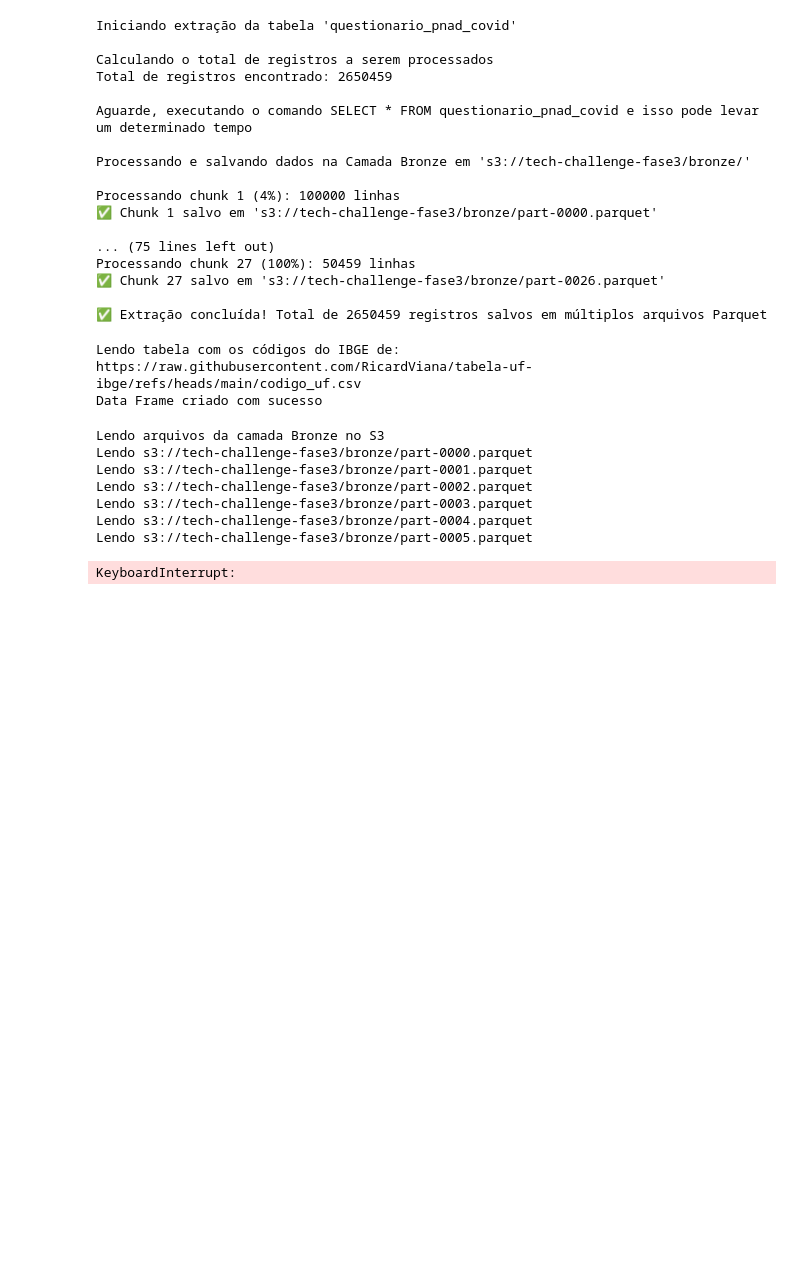
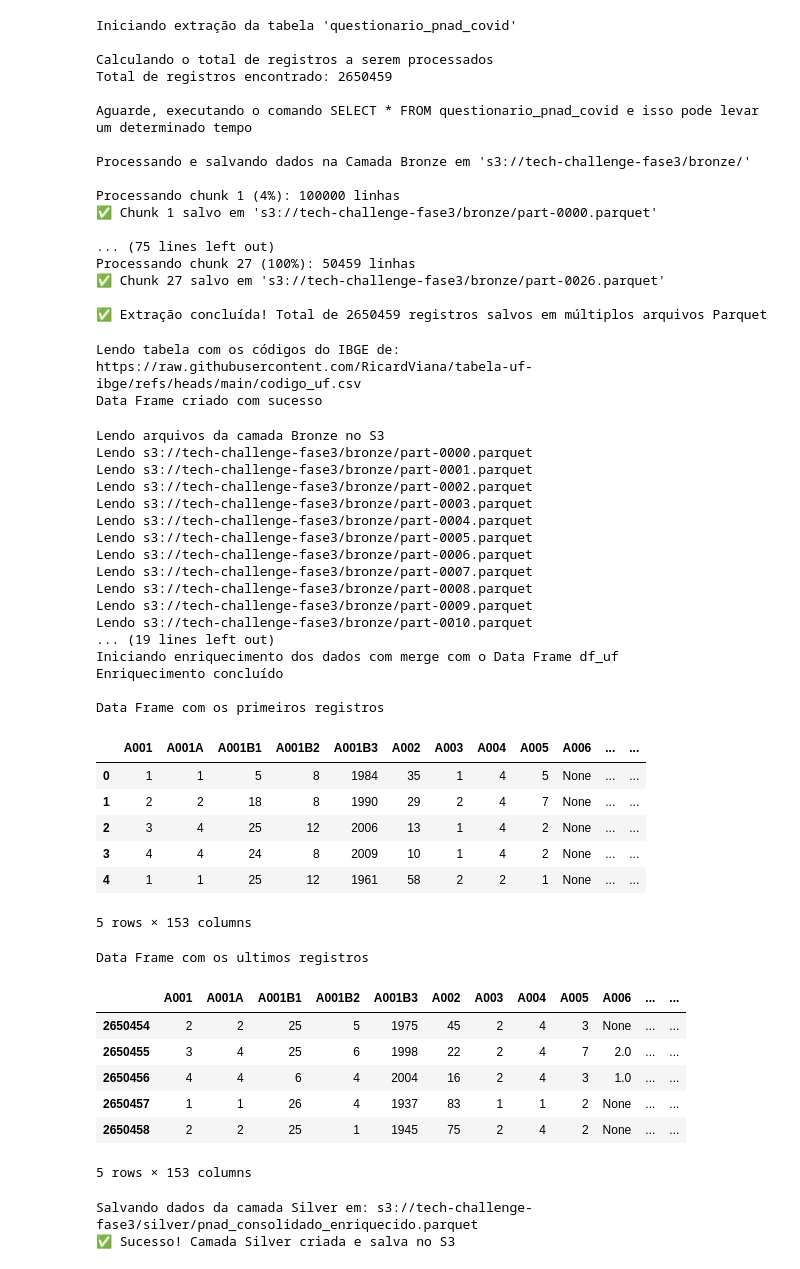
Before and after one commit to RicardViana/fiap-Big-Data, a Jupyter notebook: tech_challenge_fase_3.ipynb, the cells around one changed output. Saved outputs shown, nothing was run; the diff lists cells and outputs as text; code cells hidden in the pictures; blank space fills up the shorter version.

```diff
--- a/tech_challenge_fase_3.ipynb
+++ b/tech_challenge_fase_3.ipynb
@@ -634,50 +634,58 @@ df_uf["Código"] = df_uf["Código"].astype(str)
 
 # Relacionar os Data Frame
 print("\nIniciando enriquecimento dos dados com merge com o Data Frame df_uf")
 df_silver = pd.merge(
     df_consolidado,
     df_uf,
     how='left',
     left_on='UF',
     right_on='Código'
 )
 
 # Remover colunas não necessarias e ajustar o nome das colunas
 df_silver = df_silver.drop(columns=["Código"])
 df_silver = df_silver.rename(columns={"UF_x": "UF", "UF_y": "UF_Nome", "Região": "Regiao"})
 print("Enriquecimento concluído")
 
-colunas_para_tratar = ["A006A", "A006B"]
-
-# Iterar sobre cada coluna da lista
-for coluna in colunas_para_tratar:
-
-    # Passo 1: Converter a coluna para um tipo numérico (float).
-    # 'errors='coerce'' é muito útil: se ele encontrar um texto que não consegue converter
-    # (ex: "não aplicável"), ele transforma esse valor em NaN (nulo) em vez de dar erro.
-    df_silver[coluna] = pd.to_numeric(df_silver[coluna], errors='coerce')
-
-    # Passo 2: Agora que tudo é numérico (ou NaN), podemos preencher os nulos com 0.
-    df_silver[coluna] = df_silver[coluna].fillna(0)
-
-    # Passo 3: Finalmente, com a coluna limpa e sem decimais indesejados, convertemos para inteiro.
-    df_silver[coluna] = df_silver[coluna].astype(int)
-
 # Ver o resultado final
 print("\nData Frame com os primeiros registros")
 display(df_silver.head(5))
 
 print("Data Frame com os ultimos registros")
 display(df_silver.tail(5))
 # %% [output]
 Lendo arquivos da camada Bronze no S3
 Lendo s3://tech-challenge-fase3/bronze/part-0000.parquet
 Lendo s3://tech-challenge-fase3/bronze/part-0001.parquet
 Lendo s3://tech-challenge-fase3/bronze/part-0002.parquet
 Lendo s3://tech-challenge-fase3/bronze/part-0003.parquet
 Lendo s3://tech-challenge-fase3/bronze/part-0004.parquet
 Lendo s3://tech-challenge-fase3/bronze/part-0005.parquet
+Lendo s3://tech-challenge-fase3/bronze/part-0006.parquet
+Lendo s3://tech-challenge-fase3/bronze/part-0007.parquet
+Lendo s3://tech-challenge-fase3/bronze/part-0008.parquet
+Lendo s3://tech-challenge-fase3/bronze/part-0009.parquet
+Lendo s3://tech-challenge-fase3/bronze/part-0010.parquet
+... (19 lines left out)
+Iniciando enriquecimento dos dados com merge com o Data Frame df_uf
+Enriquecimento concluído
+
+Data Frame com os primeiros registros
+|  | A001 | A001A | A001B1 | A001B2 | A001B3 | A002 | A003 | A004 | A005 | A006 | ... | ... |
+| 0 | 1 | 1 | 5 | 8 | 1984 | 35 | 1 | 4 | 5 | None | ... | ... |
+| 1 | 2 | 2 | 18 | 8 | 1990 | 29 | 2 | 4 | 7 | None | ... | ... |
+| 2 | 3 | 4 | 25 | 12 | 2006 | 13 | 1 | 4 | 2 | None | ... | ... |
+| 3 | 4 | 4 | 24 | 8 | 2009 | 10 | 1 | 4 | 2 | None | ... | ... |
+| 4 | 1 | 1 | 25 | 12 | 1961 | 58 | 2 | 2 | 1 | None | ... | ... |
-KeyboardInterrupt:
+5 rows × 153 columns
+Data Frame com os ultimos registros
+|  | A001 | A001A | A001B1 | A001B2 | A001B3 | A002 | A003 | A004 | A005 | A006 | ... | ... |
+| 2650454 | 2 | 2 | 25 | 5 | 1975 | 45 | 2 | 4 | 3 | None | ... | ... |
+| 2650455 | 3 | 4 | 25 | 6 | 1998 | 22 | 2 | 4 | 7 | 2.0 | ... | ... |
+| 2650456 | 4 | 4 | 6 | 4 | 2004 | 16 | 2 | 4 | 3 | 1.0 | ... | ... |
+| 2650457 | 1 | 1 | 26 | 4 | 1937 | 83 | 1 | 1 | 2 | None | ... | ... |
+| 2650458 | 2 | 2 | 25 | 1 | 1945 | 75 | 2 | 4 | 2 | None | ... | ... |
+5 rows × 153 columns
 # %%
 # Salvar Data Frame df_silver na camada silver
 print(f"\nSalvando dados da camada Silver em: {caminho_saida_silver}")
@@ -689,6 +697,9 @@ df_silver.to_parquet(
 )
 
 print("✅ Sucesso! Camada Silver criada e salva no S3")
+# %% [output]
+Salvando dados da camada Silver em: s3://tech-challenge-fase3/silver/pnad_consolidado_enriquecido.parquet
+✅ Sucesso! Camada Silver criada e salva no S3
 # %%
 # Tratar os dados para a camada Gold
 print(f"Lendo dados da camada Silver de: {caminho_entrada_silver}")
```
Also changed, not shown: parts of 7 cells of this notebook.
